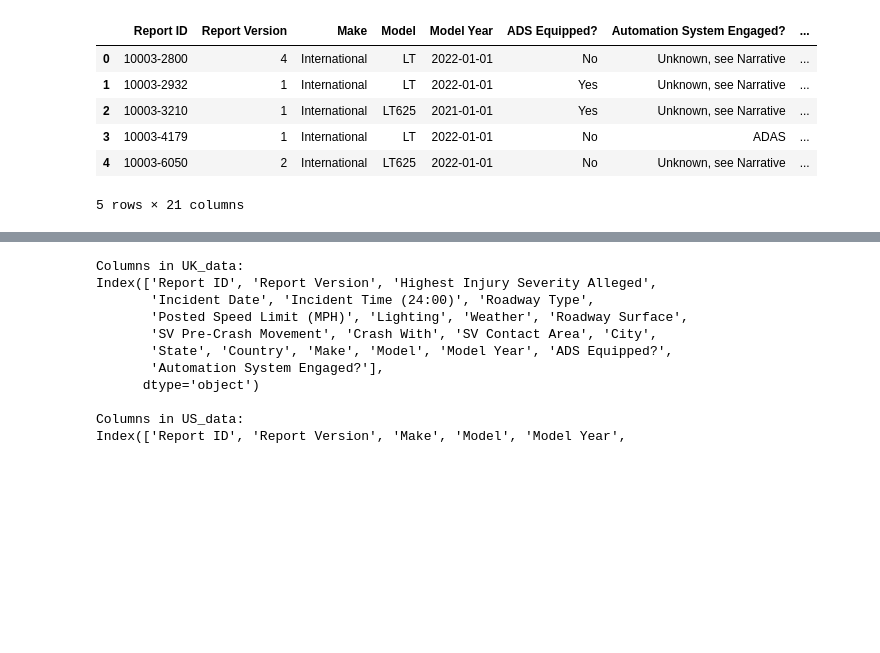
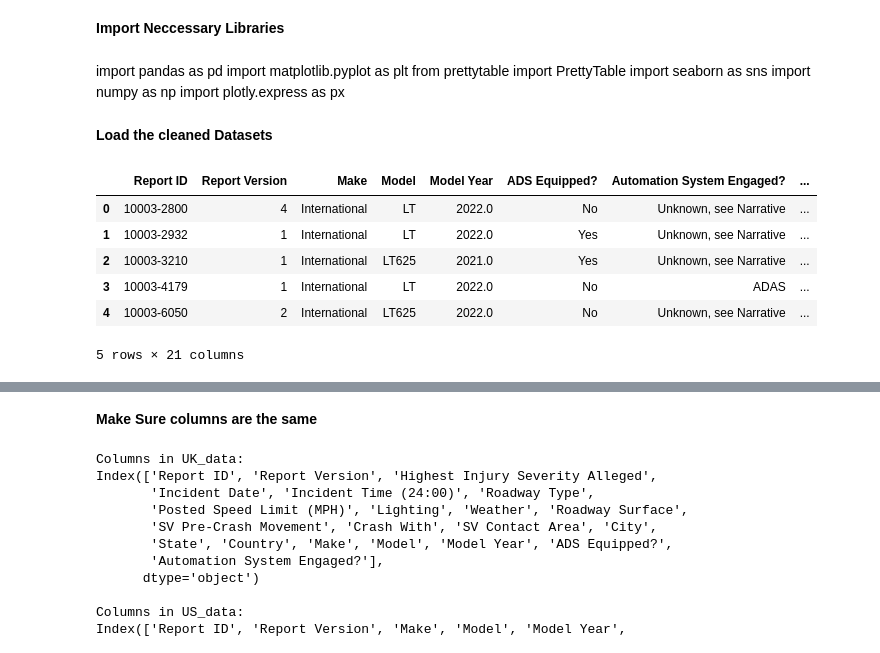
Before and after one commit to mhnrirfan/ML-AI-Risk-Analysis-AV-Data-, a Jupyter notebook: EDA/EDA.Ipynb, the cells around one changed output, grey strips where cells are left out. Saved outputs shown, nothing was run; the diff lists cells and outputs as text; code cells hidden in the pictures; blank space fills up the shorter version.

```diff
--- a/EDA/EDA.Ipynb
+++ b/EDA/EDA.Ipynb
@@ -1,2 +8,4 @@
+# %% [markdown]
+**Import Neccessary Libraries**
 # %%
 import pandas as pd
@@ -8,13 +19,22 @@ import plotly.express as px
+# %% [markdown]
+import pandas as pd
+import matplotlib.pyplot as plt
+from prettytable import PrettyTable
+import seaborn as sns
+import numpy as np
+import plotly.express as px
+# %% [markdown]
+**Load the cleaned Datasets**
 # %%
-# Loading the cleaned Datasets
-US_data = pd.read_csv('US-cleaned_data.csv')
+# US Dataset
+US_data = pd.read_csv('/Users/mahnooriqbal/COMP702 Project/ML-AI-Risk-Analysis-AV-Data-/Datasets/US-cleaned_data.csv')
 US_data.head()
 # %% [output]
 |  | Report ID | Report Version | Make | Model | Model Year | ADS Equipped? | Automation System Engaged? | ... |
-| 0 | 10003-2800 | 4 | International | LT | 2022-01-01 | No | Unknown, see Narrative | ... |
-| 1 | 10003-2932 | 1 | International | LT | 2022-01-01 | Yes | Unknown, see Narrative | ... |
-| 2 | 10003-3210 | 1 | International | LT625 | 2021-01-01 | Yes | Unknown, see Narrative | ... |
-| 3 | 10003-4179 | 1 | International | LT | 2022-01-01 | No | ADAS | ... |
-| 4 | 10003-6050 | 2 | International | LT625 | 2022-01-01 | No | Unknown, see Narrative | ... |
+| 0 | 10003-2800 | 4 | International | LT | 2022.0 | No | Unknown, see Narrative | ... |
+| 1 | 10003-2932 | 1 | International | LT | 2022.0 | Yes | Unknown, see Narrative | ... |
+| 2 | 10003-3210 | 1 | International | LT625 | 2021.0 | Yes | Unknown, see Narrative | ... |
+| 3 | 10003-4179 | 1 | International | LT | 2022.0 | No | ADAS | ... |
+| 4 | 10003-6050 | 2 | International | LT625 | 2022.0 | No | Unknown, see Narrative | ... |
 5 rows × 21 columns
 # %%
@@ -29,6 +49,8 @@ UK_data.head()
 | 3 | 2019010156538 | 10156538 | Minor | 2019-01-08 | 21:20:00 | Single carriageway | ... |
 | 4 | 2019010156721 | 10156721 | Serious | 2019-01-10 | 08:20:00 | Dual carriageway | ... |
 5 rows × 21 columns
+# %% [markdown]
+**Make Sure columns are the same**
 # %%
 # Printing all columns for both datasets
 print("Columns in UK_data:")
```
Also changed, not shown: parts of 26 cells of this notebook, 3 other files.
